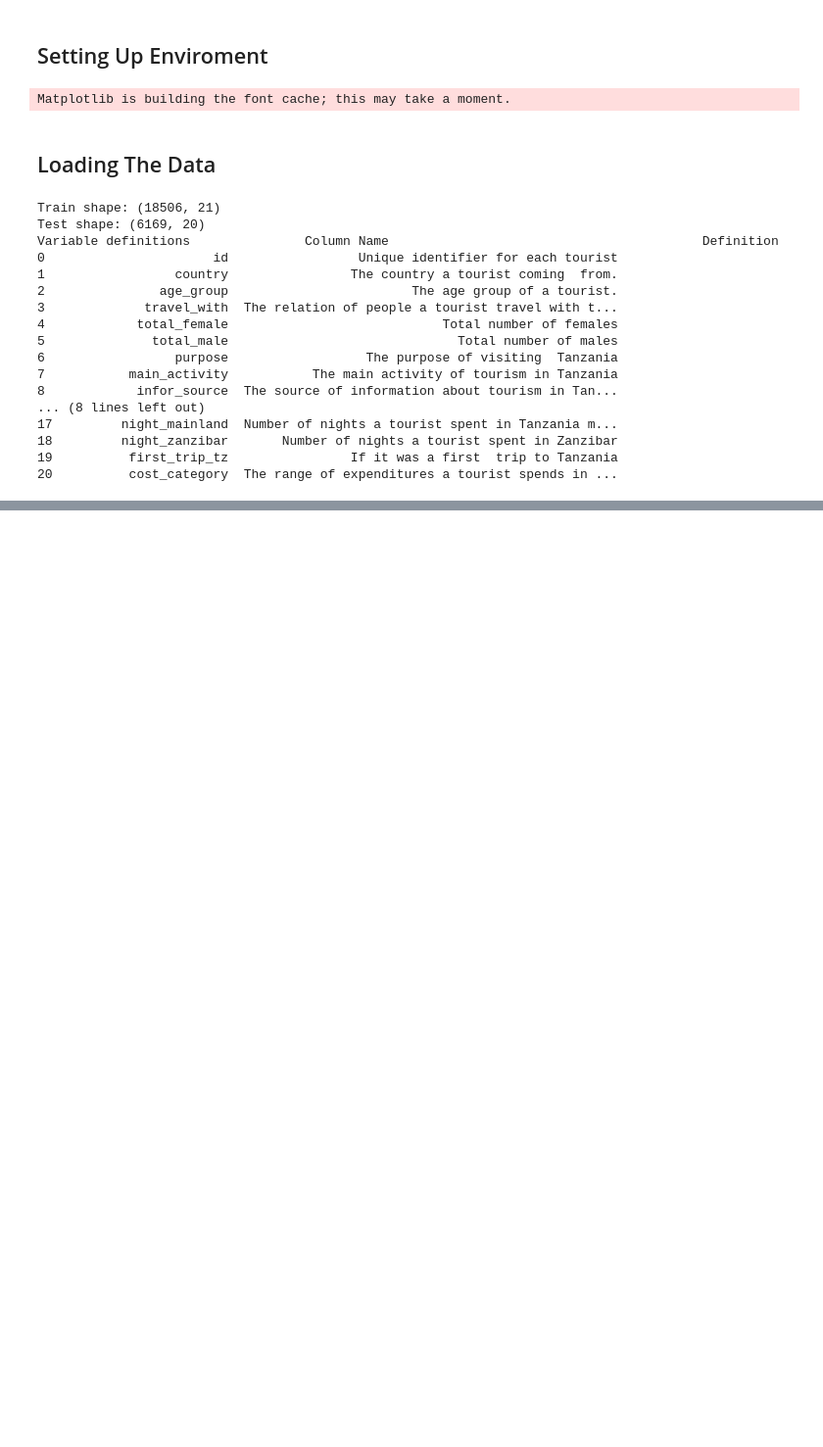
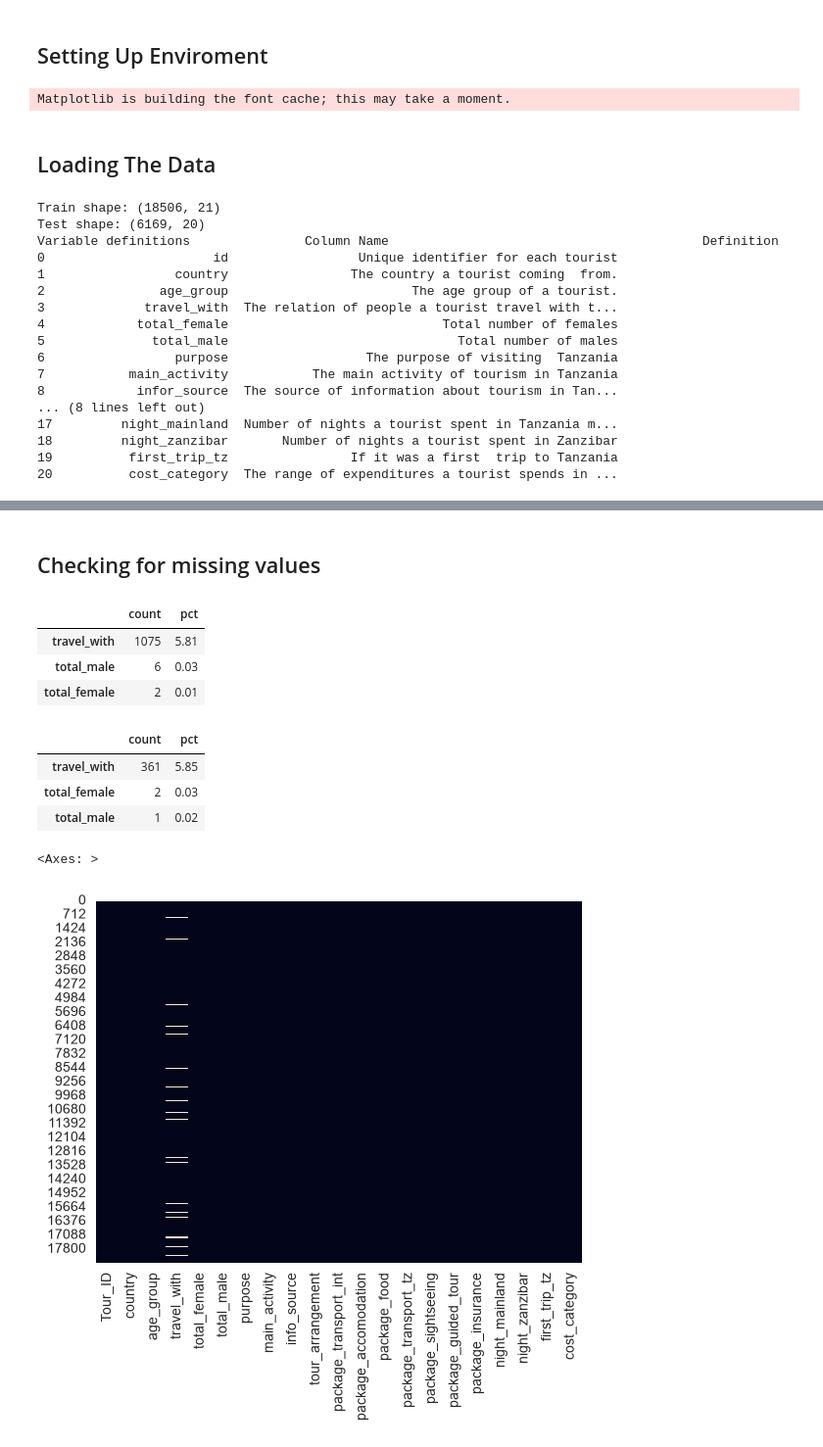
Before and after one commit to MarcelNazare/Tanzania-Tourism-Expenditure-Classsifier, a Jupyter notebook: notebooks/01_eda.ipynb, the cells around one changed output, grey strips where cells are left out. Shown at 98% size. Cells and saved outputs as stored; diff of their text form; code cells hidden in the pictures; blank space fills up the shorter version.

```diff
--- a/notebooks/01_eda.ipynb
+++ b/notebooks/01_eda.ipynb
@@ -40,0 +97,30 @@ Variable definitions               Column Name
+# %% [markdown]
+## Checking for missing values
+# %%
+# Checking for missing training data
+missing_train = train.isnull().sum().sort_values(ascending=False)
+missing_train_pct = (missing_train / len(train) * 100).round(2)
+missing_summary = pd.concat([missing_train, missing_train_pct], axis=1, keys=['count', 'pct'])
+missing_summary[missing_summary['count'] > 0]
+# %% [output]
+|  | count | pct |
+| travel_with | 1075 | 5.81 |
+| total_male | 6 | 0.03 |
+| total_female | 2 | 0.01 |
+# %%
+# Checking for missing testing data
+missing_test = test.isnull().sum().sort_values(ascending=False)
+missing_test_pct = (missing_test / len(test) * 100).round(2)
+missing_summary = pd.concat([missing_test, missing_test_pct], axis=1, keys=['count', 'pct'])
+missing_summary[missing_summary['count'] > 0]
+# %% [output]
+|  | count | pct |
+| travel_with | 361 | 5.85 |
+| total_female | 2 | 0.03 |
+| total_male | 1 | 0.02 |
+# %%
+# Heatmap for missing training data
+sns.heatmap(train.isnull(), cbar=False)
+# %% [output]
+<Axes: >
+[figure, added]
```
Also changed, not shown: parts of 7 cells of this notebook.
